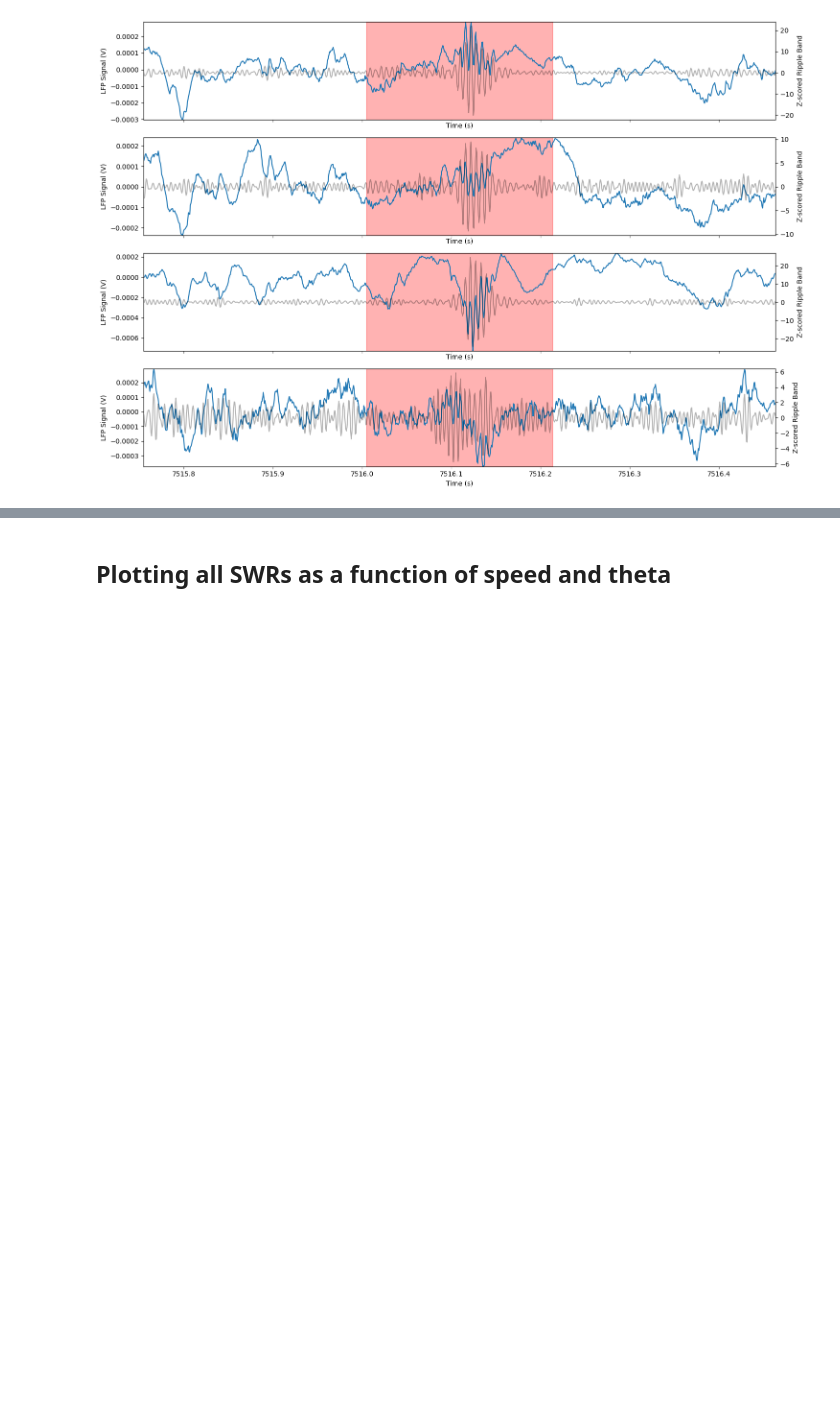
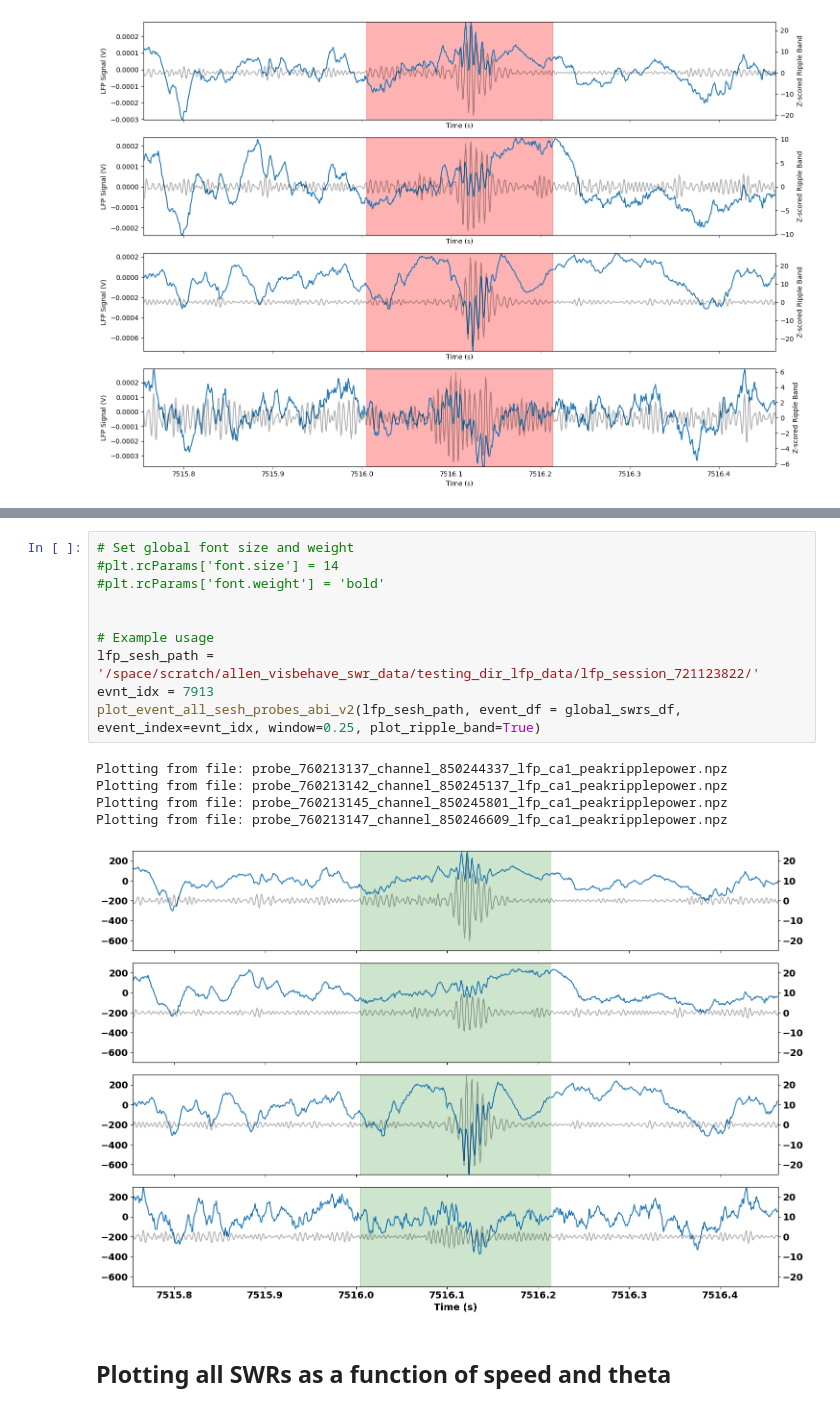
Before and after one commit to AngCamp/CampbellMurphy2024, a Jupyter notebook: TechnicalValidation/ABI_validation.ipynb, the cells around one changed output, grey strips where cells are left out. Saved outputs shown, nothing was run; the diff lists cells and outputs as text; blank space fills up the shorter version.

```diff
--- a/TechnicalValidation/ABI_validation.ipynb
+++ b/TechnicalValidation/ABI_validation.ipynb
@@ -267,3 +423,19 @@ Plotting from file: probe_760213147_channel_850246609_lfp_ca1_peakripplepower.np
+# %%
+# Set global font size and weight
+#plt.rcParams['font.size'] = 14
+#plt.rcParams['font.weight'] = 'bold'
+
+
+# Example usage
+lfp_sesh_path = '/space/scratch/allen_visbehave_swr_data/testing_dir_lfp_data/lfp_session_721123822/'
+evnt_idx = 7913
+plot_event_all_sesh_probes_abi_v2(lfp_sesh_path, event_df = global_swrs_df, event_index=evnt_idx, window=0.25, plot_ripple_band=True)
+# %% [output]
+Plotting from file: probe_760213137_channel_850244337_lfp_ca1_peakripplepower.npz
+Plotting from file: probe_760213142_channel_850245137_lfp_ca1_peakripplepower.npz
+Plotting from file: probe_760213145_channel_850245801_lfp_ca1_peakripplepower.npz
+Plotting from file: probe_760213147_channel_850246609_lfp_ca1_peakripplepower.npz
+[figure, added]
 # %% [markdown]
 ## Plotting all SWRs as a function of speed and theta
 # %%
```
Also changed, not shown: parts of 50 cells of this notebook.
